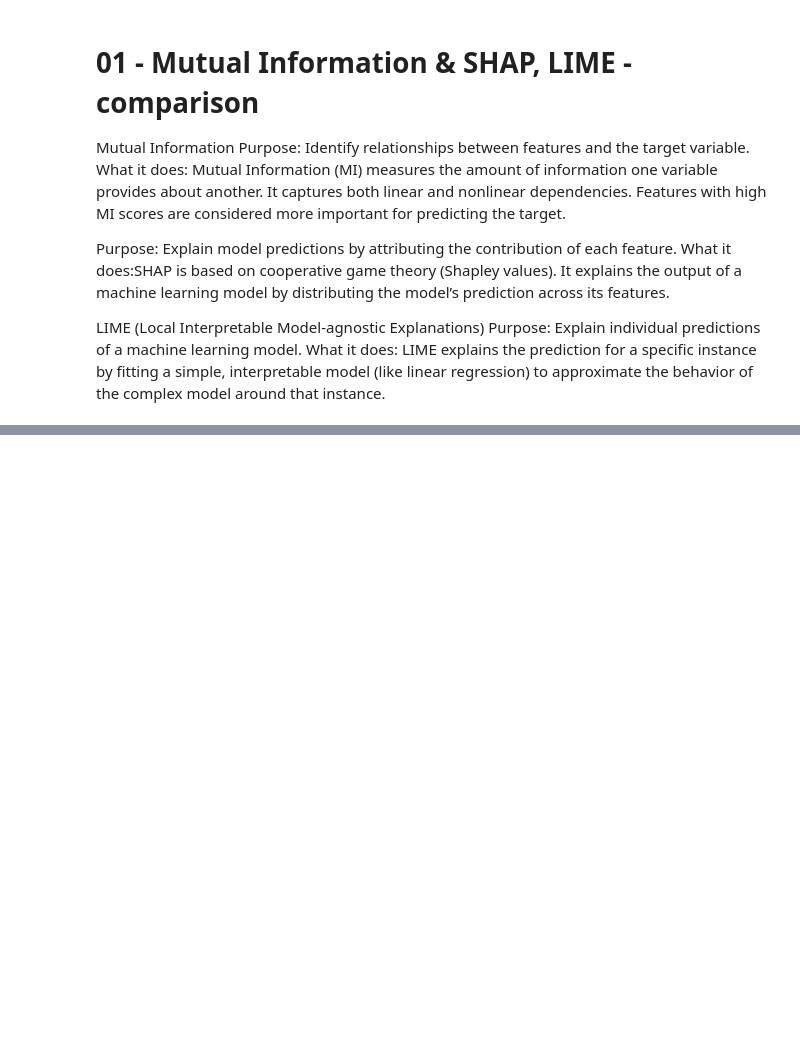
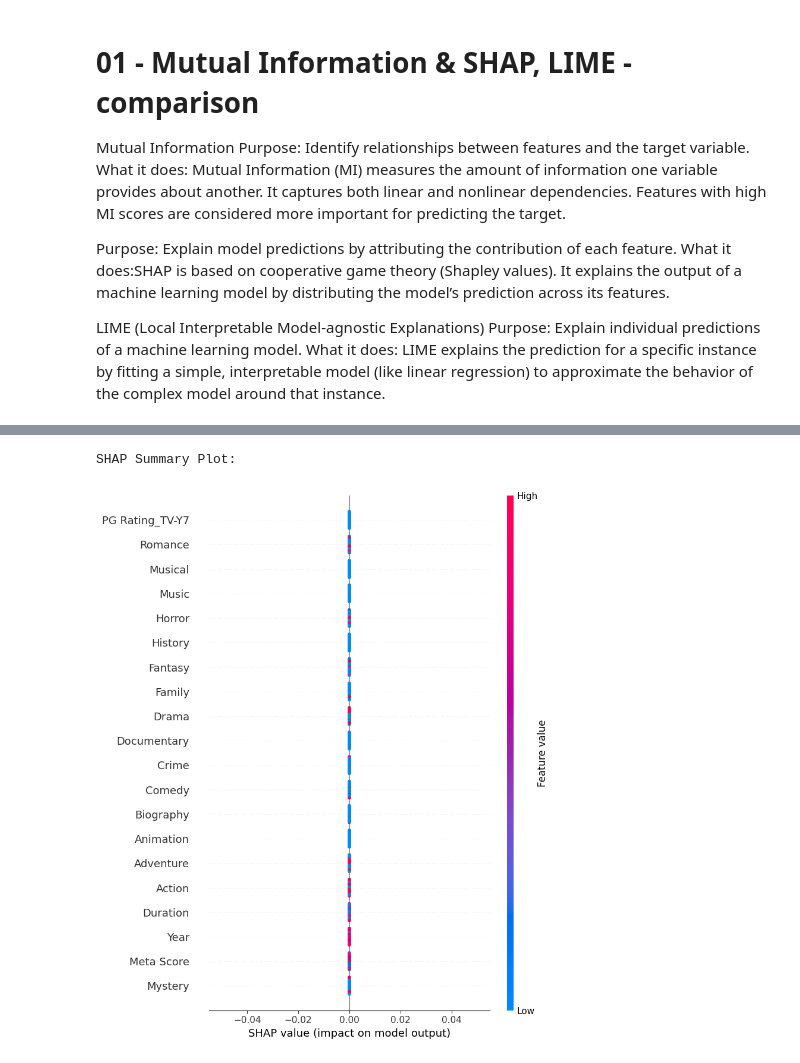
Before and after one commit to crypt0kitik/Advanced-data_analytics, a Jupyter notebook: 03 – Feature engineering/02 - Regression dataset/01 - Mutual Information & SHAP, LIME.ipynb, the cells around one changed output, grey strips where cells are left out. Saved outputs shown, nothing was run; the diff lists cells and outputs as text; code cells hidden in the pictures; blank space fills up the shorter version.

```diff
--- a/03 – Feature engineering/02 - Regression dataset/01 - Mutual Information & SHAP, LIME.ipynb
+++ b/03 – Feature engineering/02 - Regression dataset/01 - Mutual Information & SHAP, LIME.ipynb
@@ -177,0 +94,36 @@ No valid features selected by LIME.
+# %%
+# SHAP
+
+# Use a subset of the data to compute SHAP values
+sample_data = X.sample(50, random_state=42)  # Subset of data
+
+# Define a dummy predict function
+dummy_predict = lambda x: np.full(x.shape[0], y.mean())
+
+# Initialize SHAP Kernel Explainer
+explainer = shap.KernelExplainer(dummy_predict, sample_data)
+
+# Compute SHAP values for the same subset
+shap_values = explainer.shap_values(sample_data)
+
+# SHAP summary plot for the subset
+print("SHAP Summary Plot:")
+shap.summary_plot(shap_values, sample_data)
+
+# wow, here I can see that I was almost ready to drop PG rating
+# but this chart shows that it has the HIGHEST impact
+
+# TV-Y7: Directed to Older Children –
+# In programs with the TV-Y7 rating,
+# you’ll find mild fantasy or comedic violence
+# that’s most suitable for children ages 7 and above.
+# reference: https://discover.centurylink.com
+
+# and also, the opposite situation with the Year column
+# here it is on the bottom
+
+# the difference is massive
+# because the logic of these tools is different
+# %% [output]
+SHAP Summary Plot:
+[figure, added]
```
Also changed, not shown: parts of 8 cells of this notebook, 2 other files.
